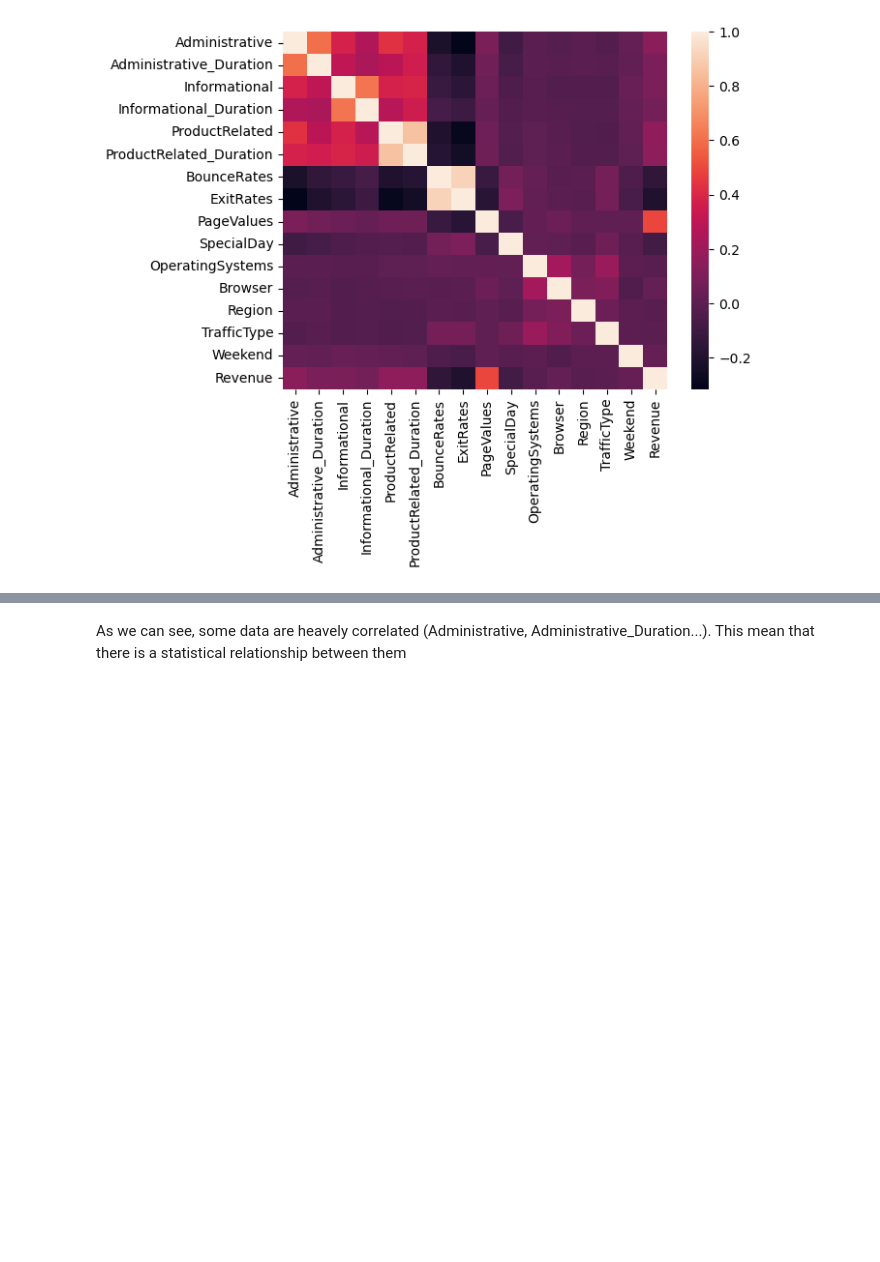
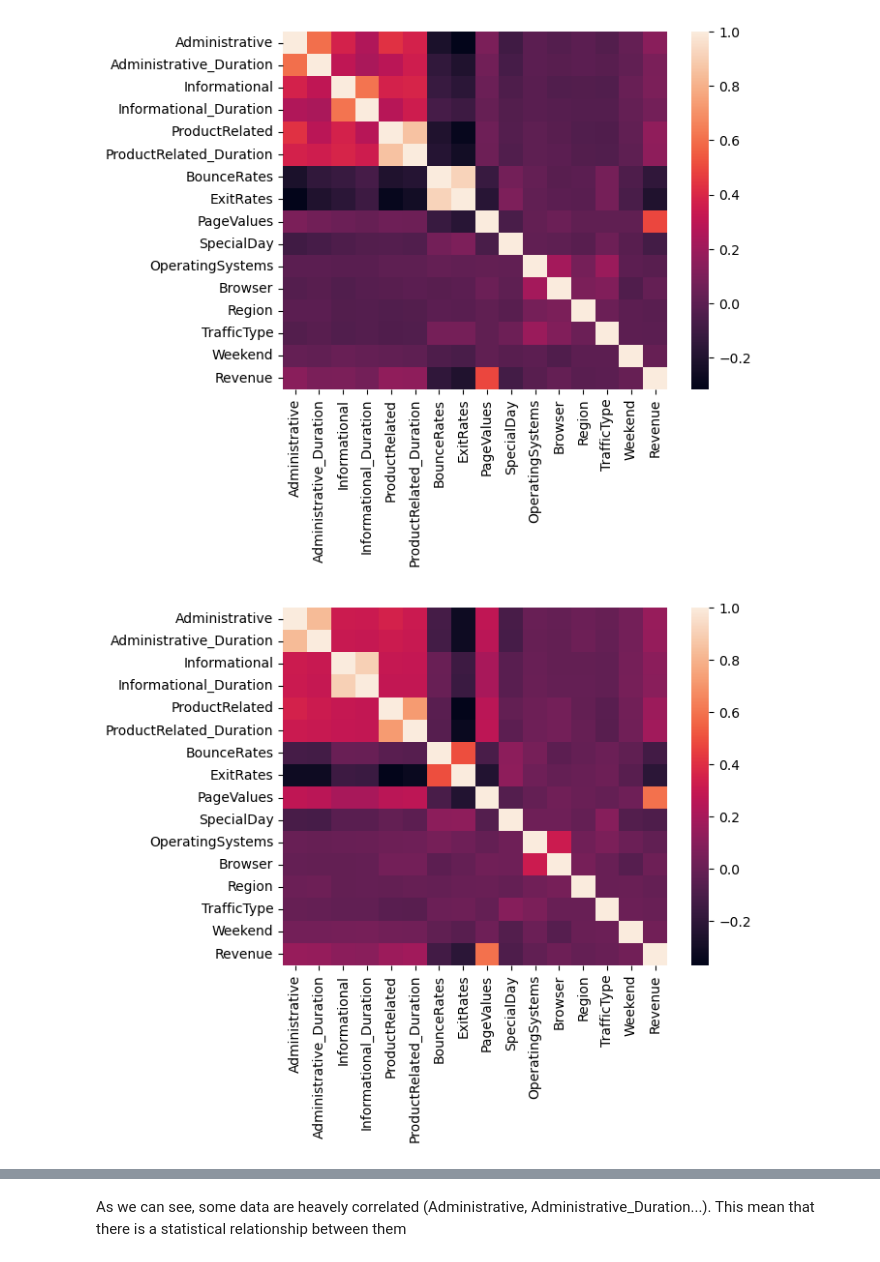
Before and after one commit to RowlaxX/PythonFinalProject, a Jupyter notebook: PythonFinalProject.ipynb, the cells around one changed output, grey strips where cells are left out. Cells and saved outputs as stored; diff of their text form; code cells hidden in the pictures; blank space fills up the shorter version.

```diff
--- a/PythonFinalProject.ipynb
+++ b/PythonFinalProject.ipynb
@@ -483,3 +491,8 @@ corr = db_raw.corr()
 map = seaborn.heatmap(corr)
 # %% [output]
 [figure]
+# %%
+corr = db_raw.corr('kendall')
+map = seaborn.heatmap(corr)
+# %% [output]
+[figure, added]
```
Also changed, not shown: parts of 4 cells of this notebook, 1 other file.
